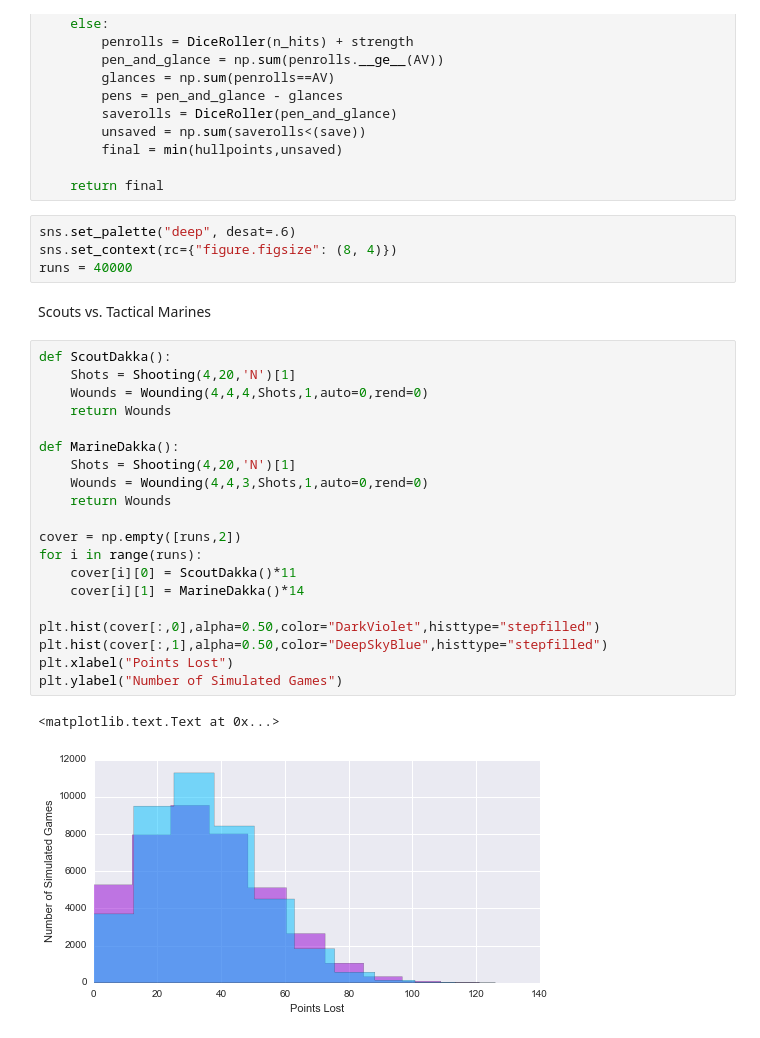
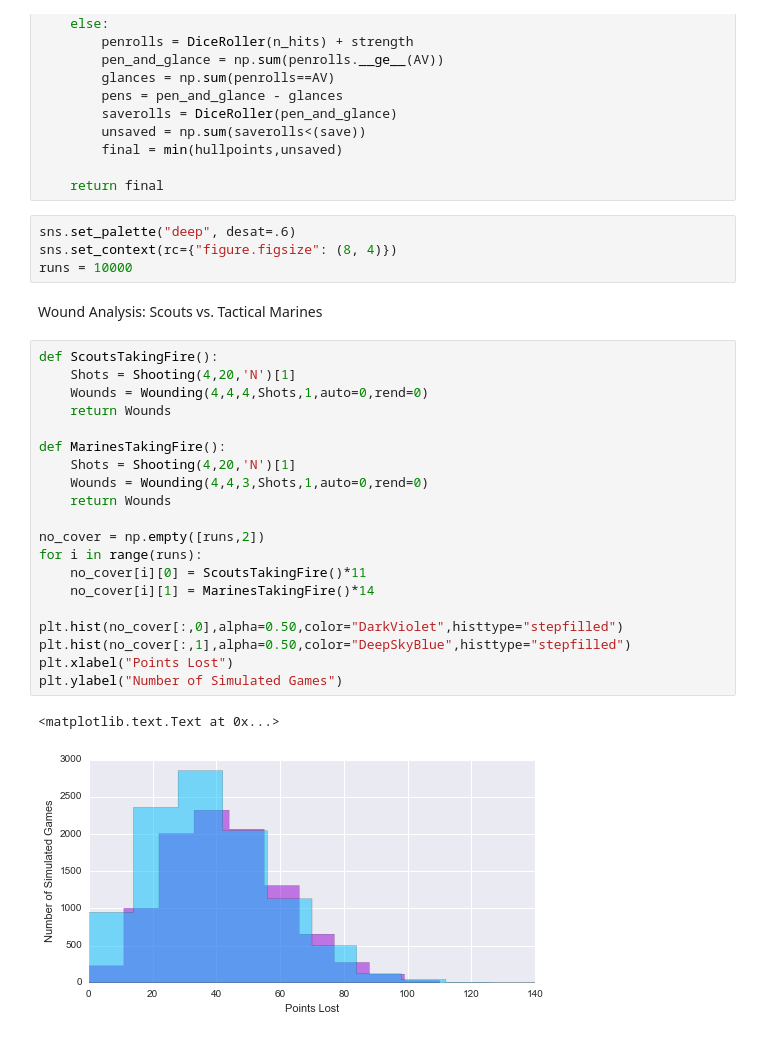
Before and after one commit to elofgren/VarianceHammer, a Jupyter notebook: Examples/Alternatives to AdMech.ipynb, the cells around one changed output. Cells and saved outputs as stored; diff of their text form.

```diff
--- a/Examples/Alternatives to AdMech.ipynb
+++ b/Examples/Alternatives to AdMech.ipynb
@@ -194,29 +194,29 @@ def ArmorPen(strength,AV,save,n_hits,hullpoints):
 # %%
 sns.set_palette("deep", desat=.6)
 sns.set_context(rc={"figure.figsize": (8, 4)})
-runs = 40000
+runs = 10000
 # %% [markdown]
-Scouts vs. Tactical Marines
+Wound Analysis: Scouts vs. Tactical Marines
 # %%
-def ScoutDakka():
+def ScoutsTakingFire():
     Shots = Shooting(4,20,'N')[1]
     Wounds = Wounding(4,4,4,Shots,1,auto=0,rend=0)
     return Wounds
 
-def MarineDakka():
+def MarinesTakingFire():
     Shots = Shooting(4,20,'N')[1]
     Wounds = Wounding(4,4,3,Shots,1,auto=0,rend=0)
     return Wounds
 
-cover = np.empty([runs,2])
+no_cover = np.empty([runs,2])
 for i in range(runs):
-    cover[i][0] = ScoutDakka()*11
-    cover[i][1] = MarineDakka()*14
+    no_cover[i][0] = ScoutsTakingFire()*11
+    no_cover[i][1] = MarinesTakingFire()*14
 
-plt.hist(cover[:,0],alpha=0.50,color="DarkViolet",histtype="stepfilled")
-plt.hist(cover[:,1],alpha=0.50,color="DeepSkyBlue",histtype="stepfilled")
+plt.hist(no_cover[:,0],alpha=0.50,color="DarkViolet",histtype="stepfilled")
+plt.hist(no_cover[:,1],alpha=0.50,color="DeepSkyBlue",histtype="stepfilled")
 plt.xlabel("Points Lost")
 plt.ylabel("Number of Simulated Games")
 # %% [output]
 <matplotlib.text.Text at 0x...>
-[figure, old version]
+[figure, new version]
```
Also changed, not shown: parts of 3 cells of this notebook.
